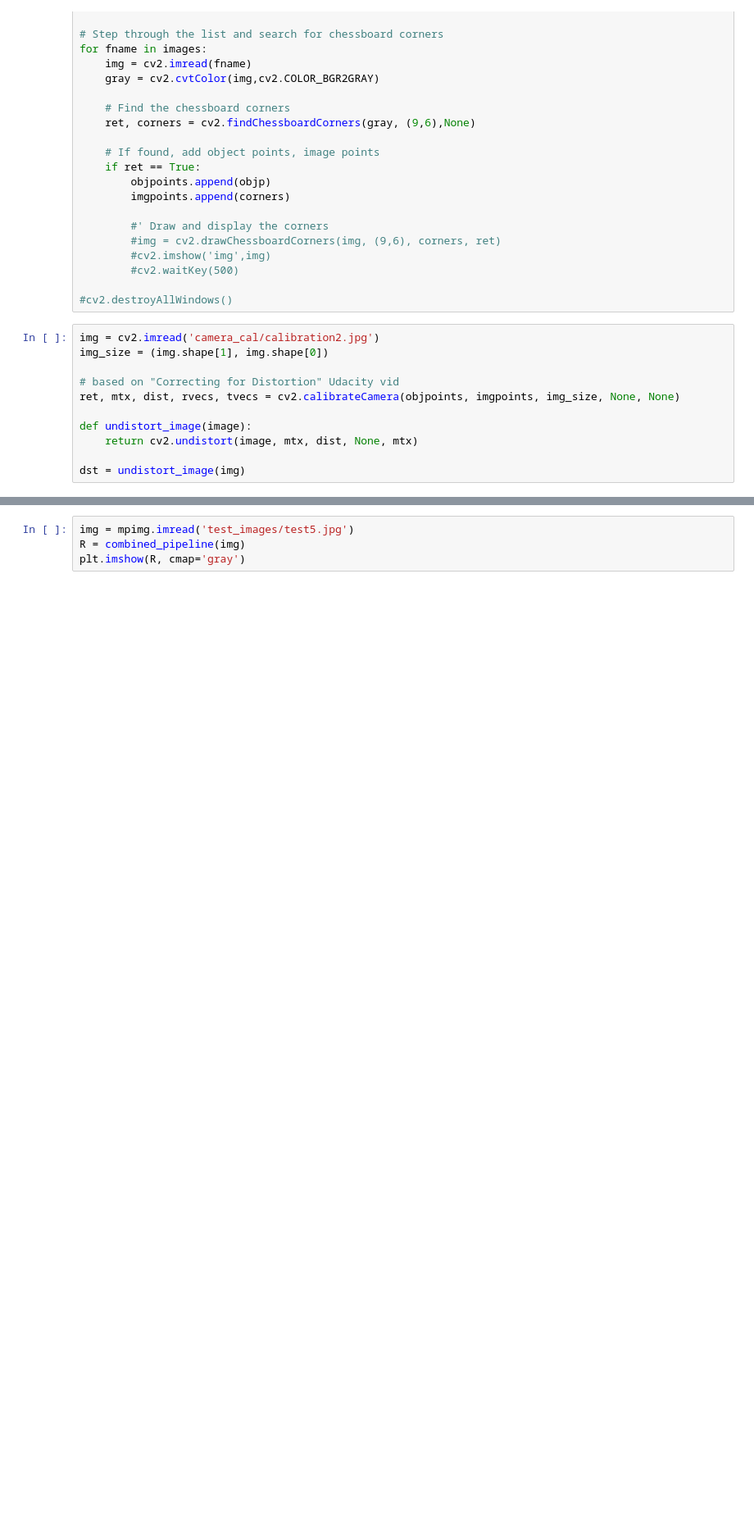
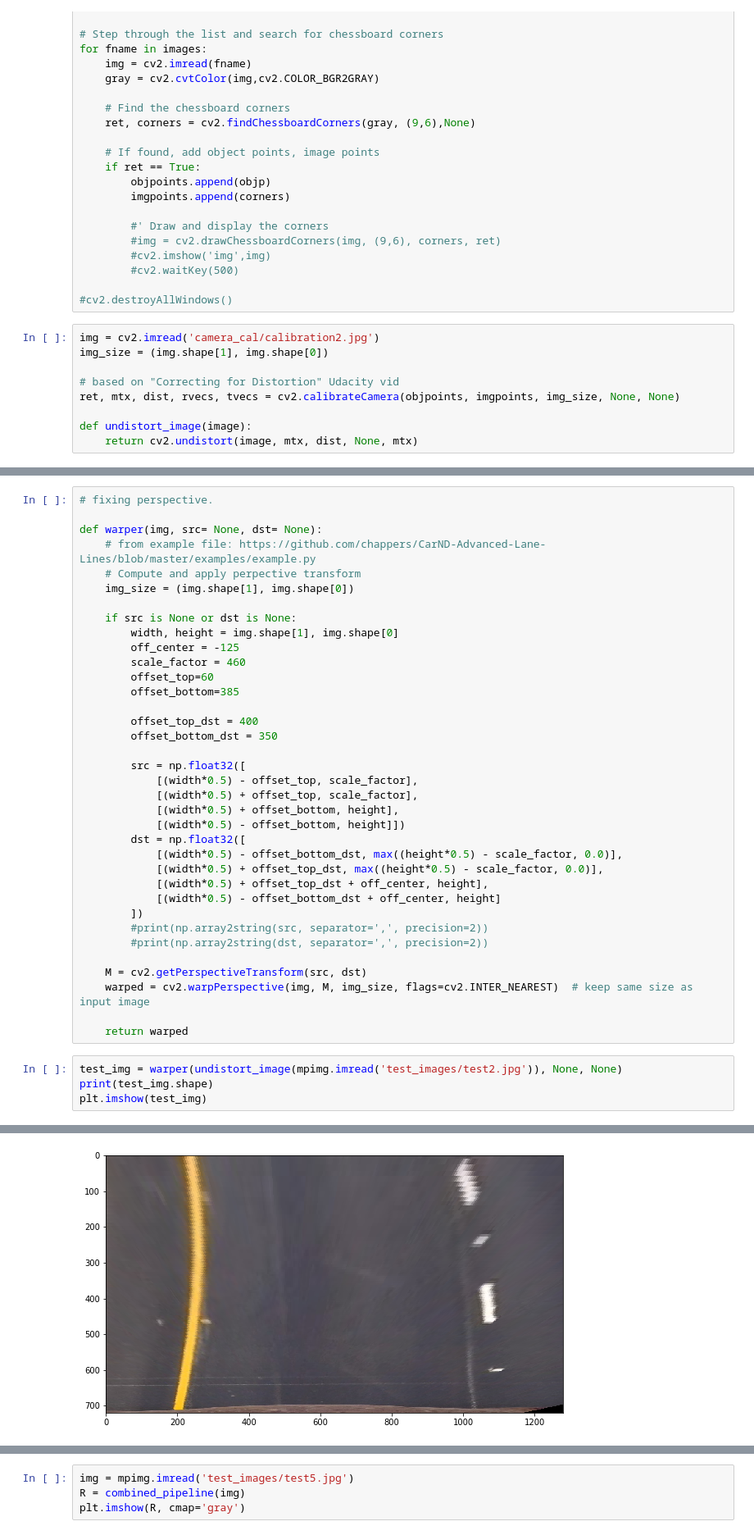
Before and after one commit to chappers/CarND-Advanced-Lane-Lines, a Jupyter notebook: project.ipynb, the cells around one changed output, grey strips where cells are left out. Shown at 82% size. Cells and saved outputs as stored; diff of their text form; blank space fills up the shorter version.

```diff
--- a/project.ipynb
+++ b/project.ipynb
@@ -69,5 +73,3 @@ ret, mtx, dist, rvecs, tvecs = cv2.calibrateCamera(objpoints, imgpoints, img_siz
 
 def undistort_image(image):
     return cv2.undistort(image, mtx, dist, None, mtx)
-
-dst = undistort_image(img)
@@ -85,0 +89,41 @@ Removing all yellow lanes to white
+# %%
+# fixing perspective.
+
+def warper(img, src= None, dst= None):
+    # from example file: https://github.com/chappers/CarND-Advanced-Lane-Lines/blob/master/examples/example.py
+    # Compute and apply perpective transform
+    img_size = (img.shape[1], img.shape[0])
+
+    if src is None or dst is None:
+        width, height = img.shape[1], img.shape[0]
+        off_center = -125
+        scale_factor = 460
+        offset_top=60
+        offset_bottom=385
+
+        offset_top_dst = 400
+        offset_bottom_dst = 350
+
+        src = np.float32([
+            [(width*0.5) - offset_top, scale_factor],
+            [(width*0.5) + offset_top, scale_factor],
+            [(width*0.5) + offset_bottom, height],
+            [(width*0.5) - offset_bottom, height]])
+        dst = np.float32([
+            [(width*0.5) - offset_bottom_dst, max((height*0.5) - scale_factor, 0.0)],
+            [(width*0.5) + offset_top_dst, max((height*0.5) - scale_factor, 0.0)],
+            [(width*0.5) + offset_top_dst + off_center, height],
+            [(width*0.5) - offset_bottom_dst + off_center, height]
+        ])
+        #print(np.array2string(src, separator=',', precision=2))
+        #print(np.array2string(dst, separator=',', precision=2))
+
+    M = cv2.getPerspectiveTransform(src, dst)
+    warped = cv2.warpPerspective(img, M, img_size, flags=cv2.INTER_NEAREST)  # keep same size as input image
+
+    return warped
+# %%
+test_img = warper(undistort_image(mpimg.imread('test_images/test2.jpg')), None, None)
+print(test_img.shape)
+plt.imshow(test_img)
+# %% [output]
@@ -85,0 +132 @@ Removing all yellow lanes to white
+[figure, added]
```
Also changed, not shown: parts of 15 cells of this notebook, 1 other file.
